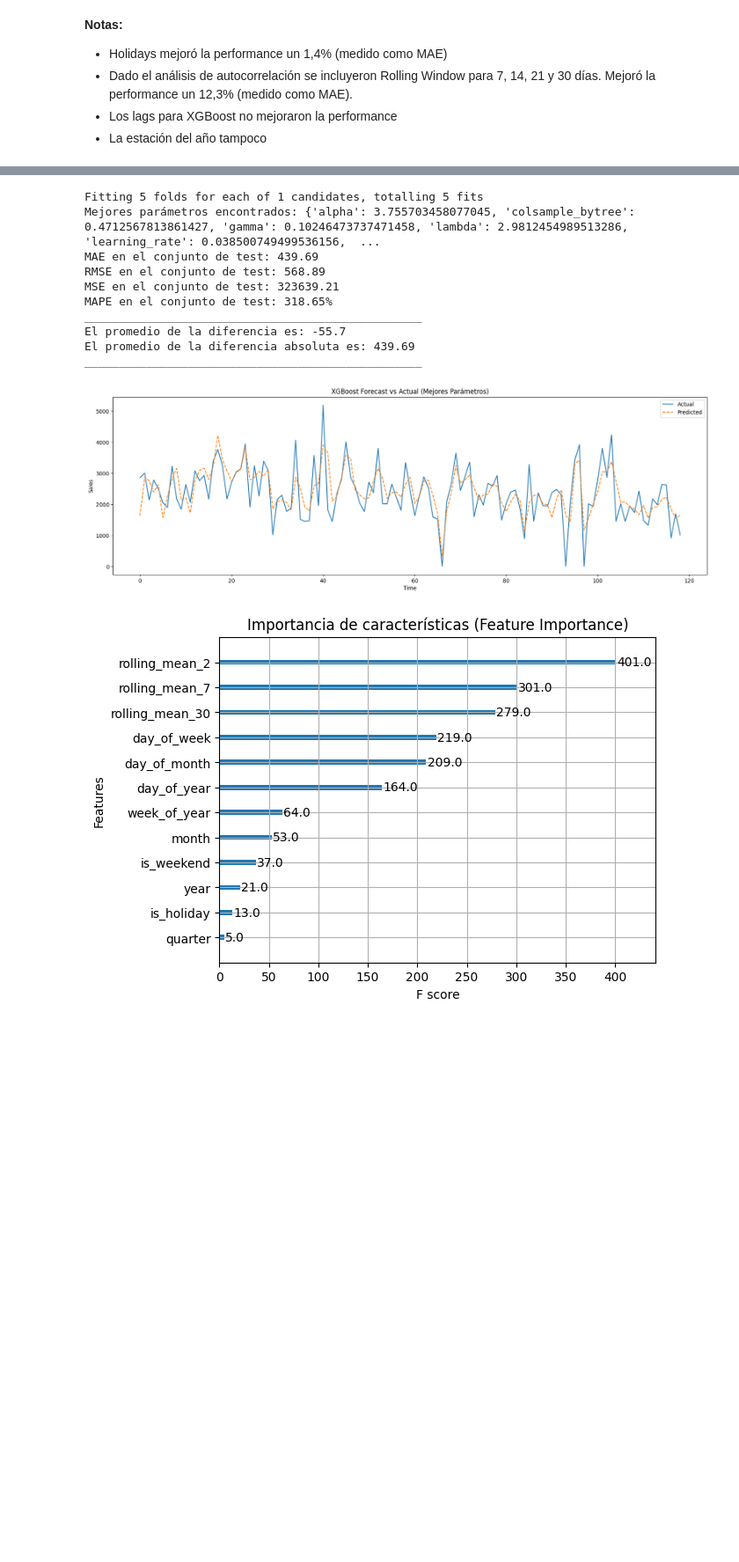
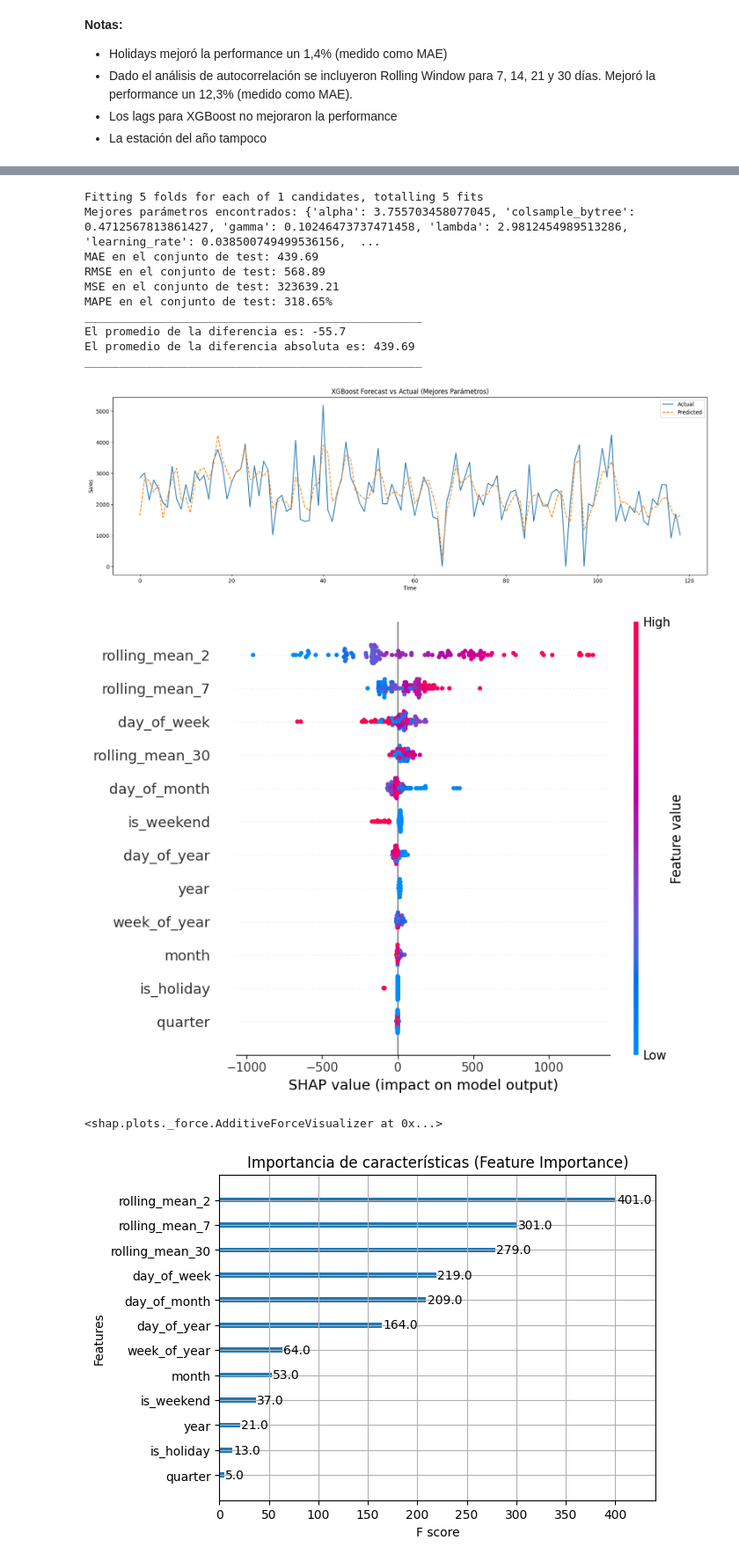
Before and after one commit to juanspadaro/forecasting_for_planning, a Jupyter notebook: 03_XGBoost/forecast_facturapp_xgboost_v3.ipynb, the cells around one changed output, grey strips where cells are left out. Shown at 88% size. Saved outputs shown, nothing was run; the diff lists cells and outputs as text; code cells hidden in the pictures; blank space fills up the shorter version.

Commit message:
feat: shap values for xgboost v3

```diff
--- a/03_XGBoost/forecast_facturapp_xgboost_v3.ipynb
+++ b/03_XGBoost/forecast_facturapp_xgboost_v3.ipynb
@@ -60,12 +60,12 @@ print(ventas_df['moneda_venta'].unique())
 ventas_filtrado = ventas_df.loc[ventas_df['moneda_venta'] == '$  ']
 
 # Crear la tabla agregada con el DataFrame filtrado
-df_prophet = ventas_filtrado.groupby('fecha_venta').agg(
+df = ventas_filtrado.groupby('fecha_venta').agg(
     cantidad_ventas_producto=pd.NamedAgg(column='cantidad_ventas_producto', aggfunc='sum')
 ).reset_index()
 
 # Renombramos variables para que Prophet tome como input
-df = df_prophet.rename(columns={'fecha_venta': 'ds', 'cantidad_ventas_producto': 'y'})
+df = df.rename(columns={'fecha_venta': 'ds', 'cantidad_ventas_producto': 'y'})
 
 # Asegurarse de que 'ds' sea un datetime
 df['ds'] = pd.to_datetime(df['ds'])
@@ -217,8 +217,8 @@ from sklearn.metrics import mean_absolute_error, mean_squared_error
 import matplotlib.pyplot as plt
 from sklearn.preprocessing import StandardScaler
 from sklearn.model_selection import GridSearchCV
-
-
+import shap
+shap.initjs()
 
 # Dividimos los datos en variables predictoras (X) y objetivo (y)
 X_train = df_train.drop(columns=['y', 'ds'])
@@ -232,10 +232,8 @@ scaler = StandardScaler()
 X_train_scaled = scaler.fit_transform(X_train)
 X_test_scaled = scaler.transform(X_test)
 
-# Convertimos los datos a DMatrix, que es la estructura de datos que usa XGBoost
-dtrain = xgb.DMatrix(X_train_scaled, label=y_train)
-dtest = xgb.DMatrix(X_test_scaled, label=y_test)
-
+# Inicializamos el modelo XGBoost
+xgb_model = xgb.XGBRegressor(objective='reg:squarederror', seed=42)
 
 # Mejores parámetros: {'max_depth': 3, 'learning_rate': 0.038500749499536156, 'n_estimators': 301, 'subsample': 0.7864625346369645, 'colsample_bytree': 0.4712567813861427, 'gamma': 0.10246473737471458, 'min_child_weight': 5, 'lambda': 2.9812454989513286, 'alpha': 3.755703458077045}
 # Mejor MAE: 425.1851545051126
@@ -253,28 +251,12 @@ param_grid = {
     'alpha': [3.755703458077045]                # Regularización L1 (evitar sobreajuste)
 }
 
-
-#param_grid = {
-#    'max_depth': [3, 6, 10],            # Profundidad máxima de los árboles
-#    'learning_rate': [0.01, 0.05, 0.1, 0.2],  # Tasa de aprendizaje
-#    'n_estimators': [100, 500, 1000],    # Número de árboles
-#    'subsample': [0.7, 0.8, 1.0],       # Proporción de muestras usadas en cada árbol
-#    'colsample_bytree': [0.3, 0.7, 1.0], # Proporción de características usadas por árbol
-#    'gamma': [0, 0.1, 0.2],             # Umbral mínimo de ganancia para dividir nodos
-#    'min_child_weight': [1, 5, 10],     # Peso mínimo para dividir un nodo hoja
-#    'lambda': [0, 1, 5],                # Regularización L2 (evitar sobreajuste)
-#    'alpha': [0, 1, 5]                  # Regularización L1 (evitar sobreajuste)
-#}
-
-# Inicializamos el modelo XGBoost
-xgb_model = xgb.XGBRegressor(objective='reg:squarederror', seed=42)
-
 # Usamos GridSearchCV para probar diferentes combinaciones de hiperparámetros
 grid_search = GridSearchCV(estimator=xgb_model, param_grid=param_grid,
                            scoring='neg_mean_absolute_error', cv=5, verbose=1)
 
 # Entrenamos el Grid Search con los datos de entrenamiento
-grid_search.fit(X_train, y_train)
+grid_search.fit(X_train_scaled, y_train)
 
 # Imprimimos los mejores parámetros
 print(f"Mejores parámetros encontrados: {grid_search.best_params_}")
@@ -283,8 +265,7 @@ print(f"Mejores parámetros encontrados: {grid_search.best_params_}")
 best_model = grid_search.best_estimator_
 
 # Realizamos predicciones con el conjunto de test
-y_pred_best = best_model.predict(X_test)
-
+y_pred_best = best_model.predict(X_test_scaled)
 
 # Calculamos las métricas en el conjunto de test
 def mean_absolute_percentage_error(y_true, y_pred):
@@ -327,4 +308,20 @@ print(f"El promedio de la diferencia es: {round(average_difference,2)}")
 print(f"El promedio de la diferencia absoluta es: {round(average_absolute_difference,2)}")
 print("_________________________________________________")
 plt.show()
+
+
+# ________________________________________________
+# Ahora implementamos SHAP para explicabilidad
+
+# Crea el objeto SHAP explainer
+explainer = shap.Explainer(best_model, X_train_scaled)
+
+# Calcula los valores SHAP para el conjunto de test
+shap_values = explainer(X_test_scaled)
+
+# Visualización de la importancia de las características globalmente
+shap.summary_plot(shap_values, X_test)
+
+# Visualización de los valores SHAP para una sola predicción (ej. la primera fila)
+shap.force_plot(shap_values[0].base_values, shap_values[0].values, X_test.iloc[0])
 # %% [output]
@@ -331,14 +329,16 @@ plt.show()
 Fitting 5 folds for each of 1 candidates, totalling 5 fits
 Mejores parámetros encontrados: {'alpha': 3.755703458077045, 'colsample_bytree': 0.4712567813861427, 'gamma': 0.10246473737471458, 'lambda': 2.9812454989513286, 'learning_rate': 0.038500749499536156,  ...
 MAE en el conjunto de test: 439.69
 RMSE en el conjunto de test: 568.89
 MSE en el conjunto de test: 323639.21
 MAPE en el conjunto de test: 318.65%
 _________________________________________________
 El promedio de la diferencia es: -55.7
 El promedio de la diferencia absoluta es: 439.69
 _________________________________________________
 [figure]
+[figure, added]
+<shap.plots._force.AdditiveForceVisualizer at 0x...>
 # %%
 import matplotlib.pyplot as plt
 
```
Also changed, not shown: parts of 1 cell of this notebook.
